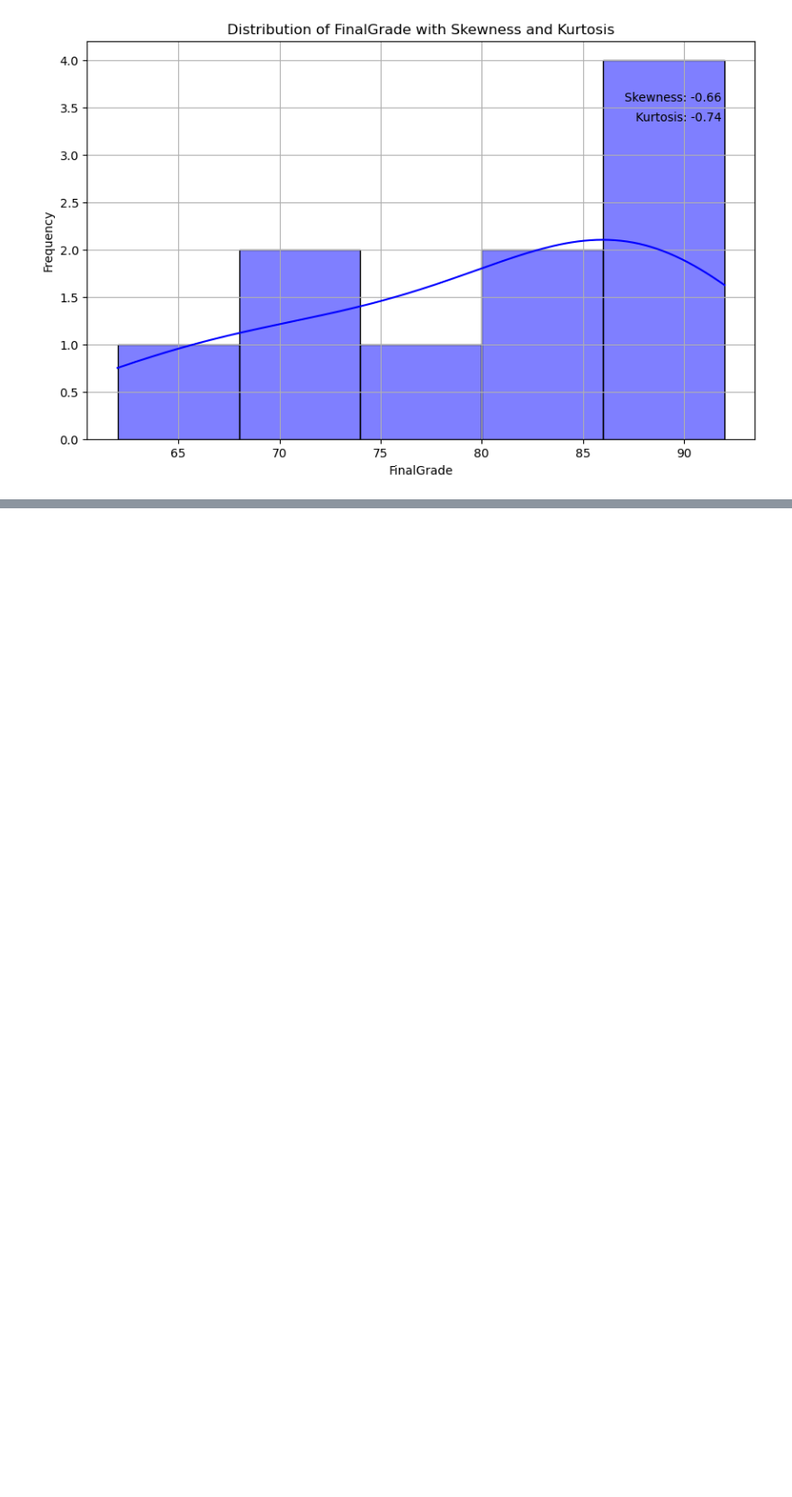
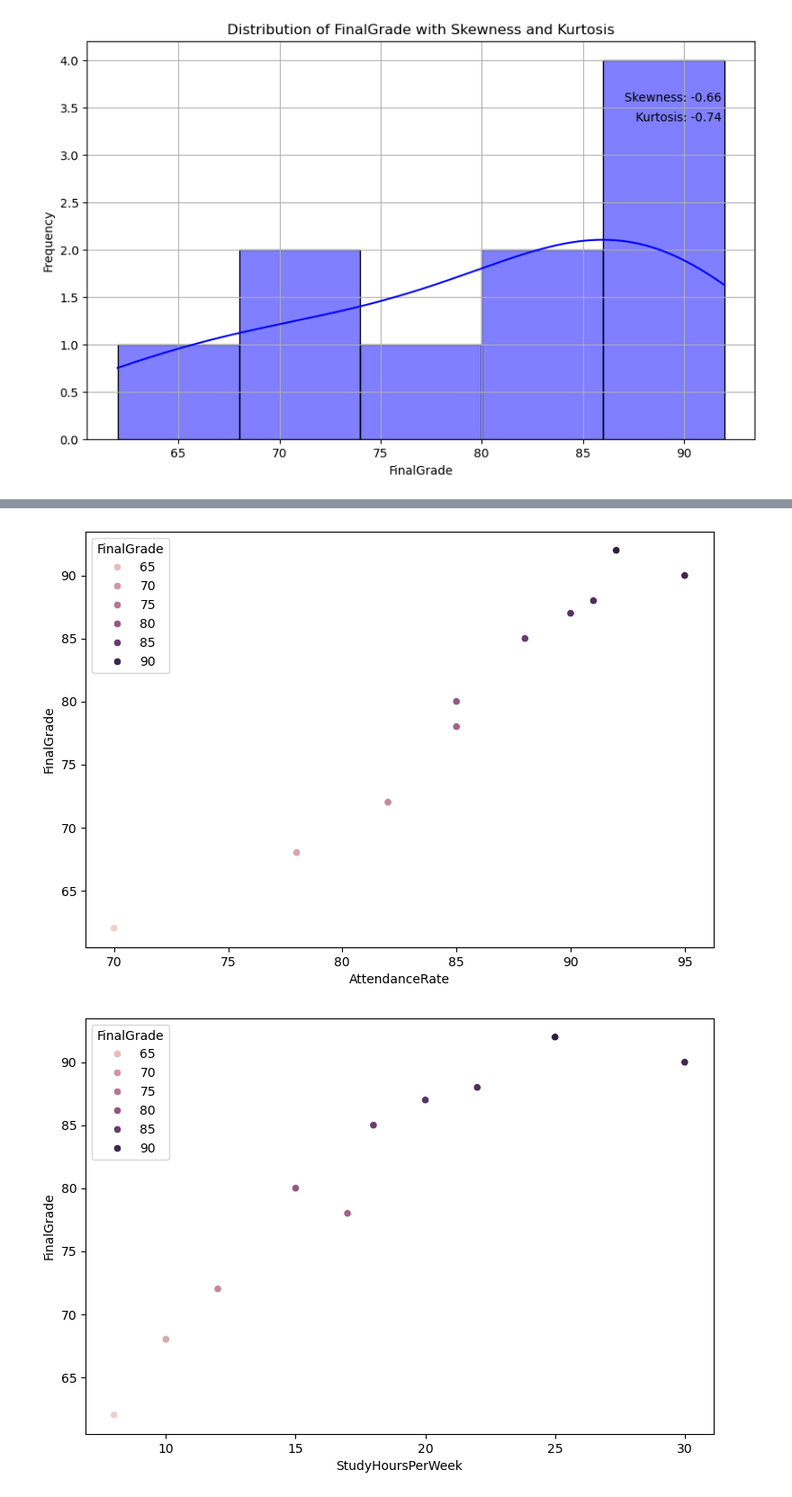
Before and after one commit to MaukanMir/Student-Performance-Predictions, a Jupyter notebook: training.ipynb, the cells around one changed output, grey strips where cells are left out. Shown at 90% size. Saved outputs shown, nothing was run; the diff lists cells and outputs as text; code cells hidden in the pictures; blank space fills up the shorter version.

Commit message:
added new scatter plots

```diff
--- a/training.ipynb
+++ b/training.ipynb
@@ -108,0 +123,10 @@ for col in new_df.columns:
+# %%
+columns = ["AttendanceRate", "StudyHoursPerWeek", "PreviousGrade"]
+
+for col in columns:
+  plt.figure(figsize=(9, 6))
+  sns.scatterplot(data=new_df, x=col, y="FinalGrade", hue="FinalGrade")
+  plt.show()
+# %% [output]
+[figure, added]
+[figure, added]
```
Also changed, not shown: parts of 2 cells of this notebook.
